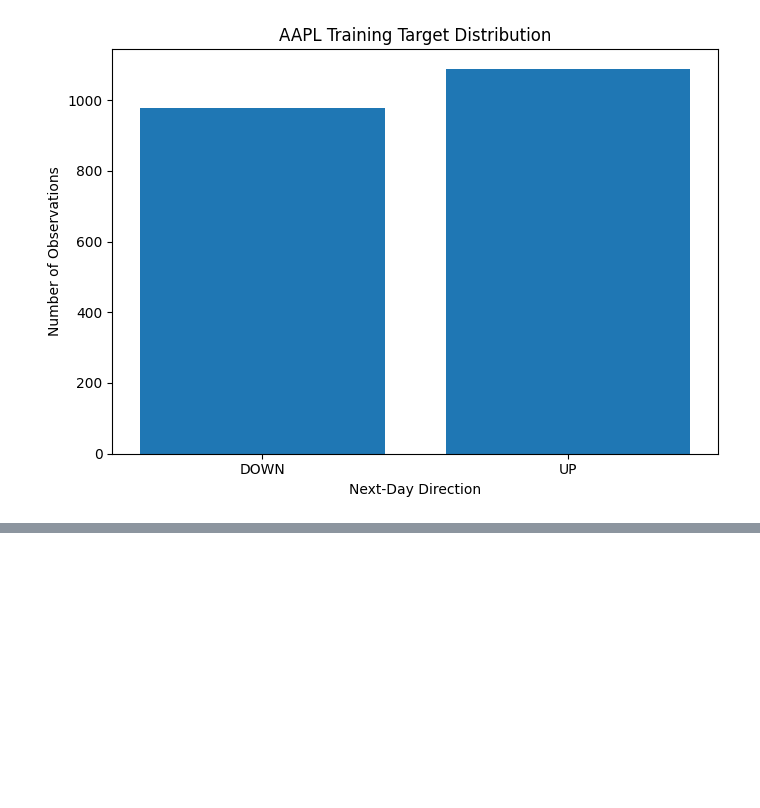
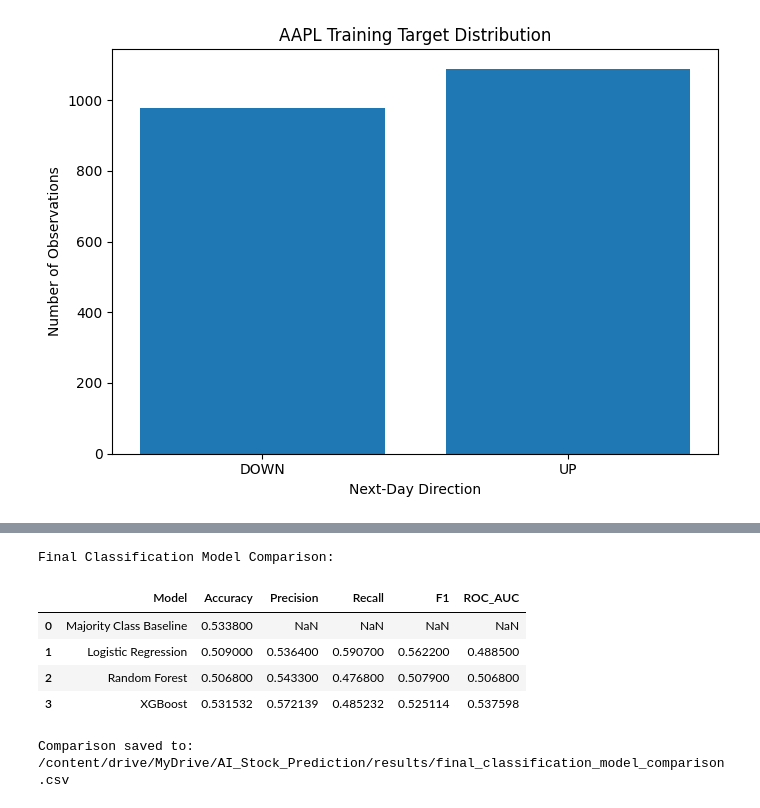
Before and after one commit to rcoello48/AI-Stock-Market-Prediction, a Jupyter notebook: Data_Collection.ipynb, the cells around one changed output, grey strips where cells are left out. Saved outputs shown, nothing was run; the diff lists cells and outputs as text; code cells hidden in the pictures; blank space fills up the shorter version.

```diff
--- a/Data_Collection.ipynb
+++ b/Data_Collection.ipynb
@@ -1919,0 +4129,64 @@ UP:   52.69%
+# %%
+# ============================================================
+# CONSOLIDATED CLASSIFICATION MODEL COMPARISON
+# ============================================================
+
+final_classification_results = pd.DataFrame([
+    {
+        "Model": "Majority Class Baseline",
+        "Accuracy": 0.5338,
+        "Precision": None,
+        "Recall": None,
+        "F1": None,
+        "ROC_AUC": None
+    },
+    {
+        "Model": "Logistic Regression",
+        "Accuracy": 0.5090,
+        "Precision": 0.5364,
+        "Recall": 0.5907,
+        "F1": 0.5622,
+        "ROC_AUC": 0.4885
+    },
+    {
+        "Model": "Random Forest",
+        "Accuracy": 0.5068,
+        "Precision": 0.5433,
+        "Recall": 0.4768,
+        "F1": 0.5079,
+        "ROC_AUC": 0.5068
+    },
+    {
+        "Model": "XGBoost",
+        "Accuracy": 0.531532,
+        "Precision": 0.572139,
+        "Recall": 0.485232,
+        "F1": 0.525114,
+        "ROC_AUC": 0.537598
+    }
+])
+
+# Save consolidated comparison
+comparison_path = os.path.join(
+    PROJECT_PATH,
+    "results",
+    "final_classification_model_comparison.csv"
+)
+
+final_classification_results.to_csv(
+    comparison_path,
+    index=False
+)
+
+print("Final Classification Model Comparison:")
+display(final_classification_results)
+
+print("\nComparison saved to:", comparison_path)
+# %% [output]
+Final Classification Model Comparison:
+|  | Model | Accuracy | Precision | Recall | F1 | ROC_AUC |
+| 0 | Majority Class Baseline | 0.533800 | NaN | NaN | NaN | NaN |
+| 1 | Logistic Regression | 0.509000 | 0.536400 | 0.590700 | 0.562200 | 0.488500 |
+| 2 | Random Forest | 0.506800 | 0.543300 | 0.476800 | 0.507900 | 0.506800 |
+| 3 | XGBoost | 0.531532 | 0.572139 | 0.485232 | 0.525114 | 0.537598 |
+Comparison saved to: /content/drive/MyDrive/AI_Stock_Prediction/results/final_classification_model_comparison.csv
```
Also changed, not shown: parts of 55 cells of this notebook.
